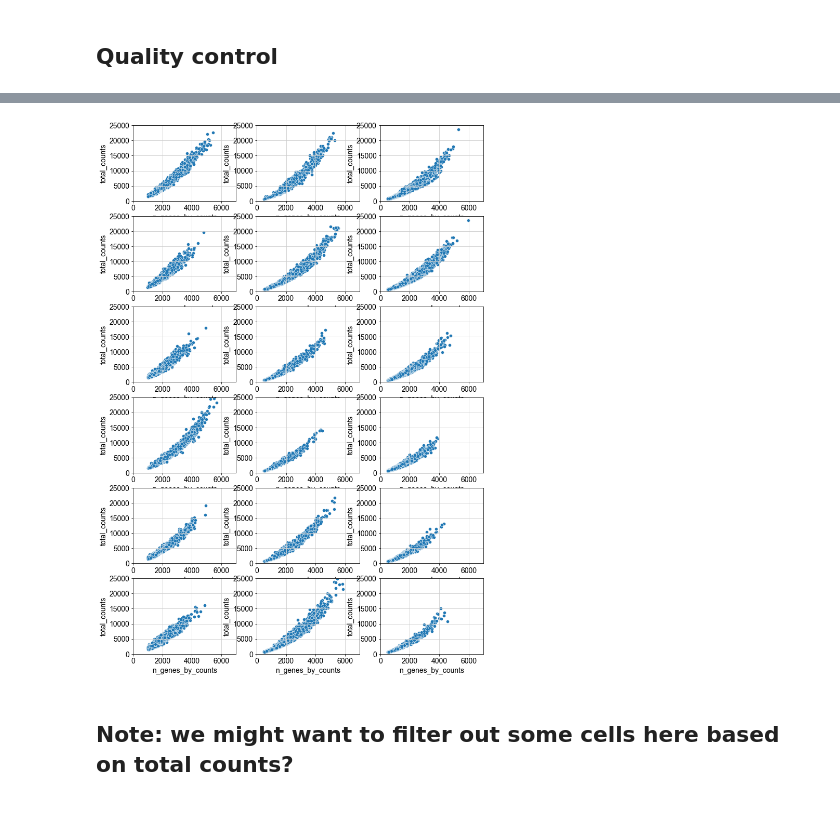
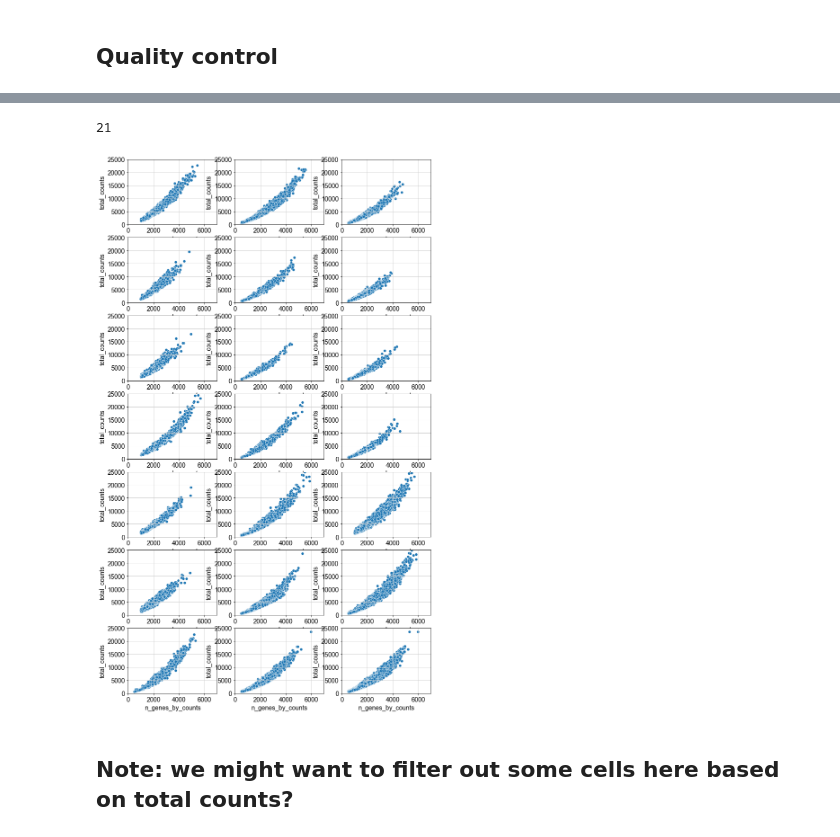
Before and after one commit to MartyWeissman/ClonalOmics10X, a Jupyter notebook: Big_10X_Preprocessing.ipynb, the cells around one changed output, grey strips where cells are left out. Drawn from its saved outputs; the diff is of its cells as text; code cells hidden in the pictures.

```diff
--- a/Big_10X_Preprocessing.ipynb
+++ b/Big_10X_Preprocessing.ipynb
@@ -292,6 +294,13 @@ for ds in datasets:
     JM[ds] = sc.AnnData(ad_temp.layers['counts'])
     JM[ds].obs = ad_temp.obs
     JM[ds].var = ad_temp.var
+# %%
+experiments = ['exp1','exp2','exp3']
+for ds in experiments:
+    ad_temp = JM_all[JM_all.obs['experiment'] == ds]
+    JM[ds] = sc.AnnData(ad_temp.layers['counts'])
+    JM[ds].obs = ad_temp.obs
+    JM[ds].var = ad_temp.var
 # %%
 JM['exp1_Sample1'].obs
 # %% [output]
@@ -317,3 +343,5 @@ sys.getsizeof(JM[ds])
+# %%
+datasets = list(datasets) + experiments
 # %%
 for ds in datasets:
     fn = 'Raw/JM_10X_'+ds+'.loom'
@@ -354,16 +382,20 @@ for ds in datasets:
 for ds in datasets:
     JM[ds].var['mt'] = JM[ds].var_names.str.startswith('MT-')  # annotate the group of mitochondrial genes as 'mt'
     sc.pp.calculate_qc_metrics(JM[ds], qc_vars=['mt'], percent_top=None, inplace=True)
+# %%
+len(datasets)
+# %% [output]
+21
 # %%
-fig,ax = plt.subplots(6,3,figsize=(12,18))
+fig,ax = plt.subplots(7,3,figsize=(12,21))
 for j,ds in enumerate(datasets):
-    curr_ax = ax[j%6, j//6]
+    curr_ax = ax[j%7, j//7]
     sns.scatterplot(x='n_genes_by_counts', y='total_counts', data=JM[ds].obs, ax=curr_ax)
     curr_ax.set_xlim(0,7000)
     curr_ax.set_ylim(0,25000)
 plt.show()
 # %% [output]
-[figure, old version]
+[figure, new version]
 # %% [markdown]
 ## Note:  we might want to filter out some cells here based on total counts?
 # %% [markdown]
```
Also changed, not shown: parts of 13 cells of this notebook, 13 other files.
